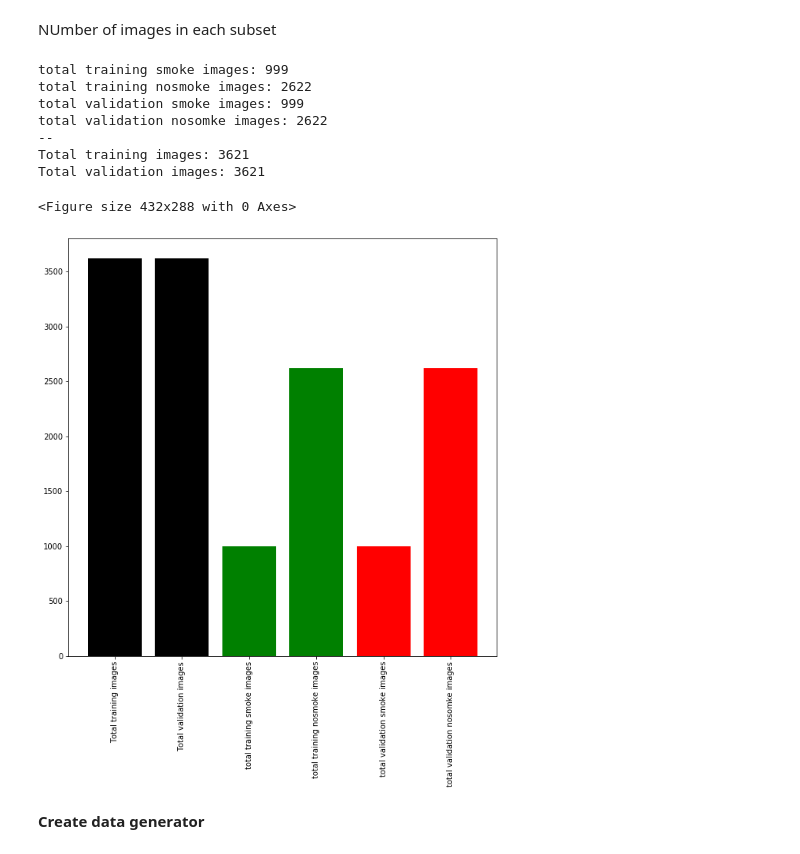
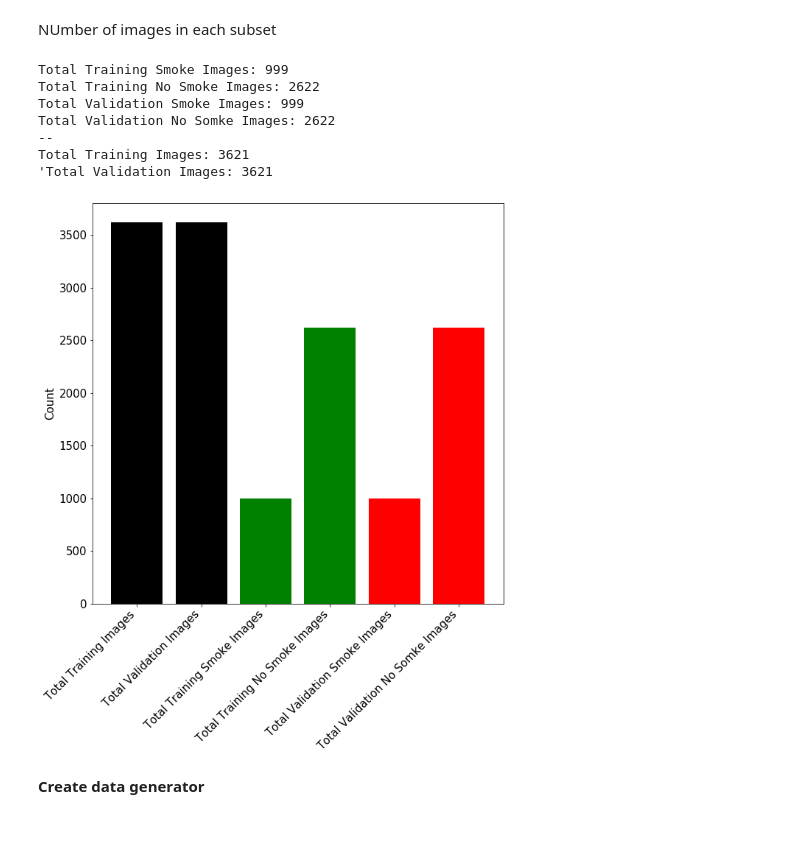
Before and after one commit to EveMyadzePike/Lets_Stop_Wildfires_Hackathon, a Jupyter notebook: Proj_3_WF_GRID_TL.ipynb, the cells around one changed output. Drawn from its saved outputs; the diff is of its cells as text; code cells hidden in the pictures.

```diff
--- a/Proj_3_WF_GRID_TL.ipynb
+++ b/Proj_3_WF_GRID_TL.ipynb
@@ -116,43 +114,44 @@ num_nosmoke_val = len(os.listdir(validation_nosmoke_dir))
 
 total_train = num_smoke_tr + num_nosmoke_tr
 total_val = num_smoke_val + num_nosmoke_val
-# %%
-print('total training smoke images:', num_smoke_tr)
-print('total training nosmoke images:', num_nosmoke_tr)
-
-print('total validation smoke images:', num_smoke_val)
-print('total validation nosomke images:', num_nosmoke_val)
-print("--")
-print("Total training images:", total_train)
-print("Total validation images:", total_val)
-
-Distribution = {
-'Total training images': total_train,
-'Total validation images': total_val,
-'total training smoke images': num_smoke_tr,
-'total training nosmoke images': num_nosmoke_tr,
-'total validation smoke images': num_smoke_val,
-'total validation nosomke images': num_nosmoke_val
-}
-# %% [output]
-total training smoke images: 999
-total training nosmoke images: 2622
-total validation smoke images: 999
-total validation nosomke images: 2622
---
-Total training images: 3621
-Total validation images: 3621
+# %%
+print('Total Training Smoke Images:', num_smoke_tr)
+print('Total Training No Smoke Images:', num_nosmoke_tr)
+
+print('Total Validation Smoke Images:', num_smoke_val)
+print('Total Validation No Somke Images:', num_nosmoke_val)
+print("--")
+print("Total Training Images:", total_train)
+print("'Total Validation Images:", total_val)
+
+Distribution = {
+'Total Training Images': total_train,
+'Total Validation Images': total_val,
+'Total Training Smoke Images': num_smoke_tr,
+'Total Training No Smoke Images': num_nosmoke_tr,
+'Total Validation Smoke Images': num_smoke_val,
+'Total Validation No Somke Images': num_nosmoke_val
+}
+# %% [output]
+Total Training Smoke Images: 999
+Total Training No Smoke Images: 2622
+Total Validation Smoke Images: 999
+Total Validation No Somke Images: 2622
+--
+Total Training Images: 3621
+'Total Validation Images: 3621
 # %%
-fig_distribution = plt.figure()
 plt.figure(figsize=(10, 10))
 plt.bar(range(len(Distribution)), list(Distribution.values()), align='center',color=['black', 'black', 'green', 'green', 'red','red'])
-plt.xticks(range(len(Distribution)), list(Distribution.keys()),rotation=90)
-fig_distribution.show()
+plt.ylabel('Count', fontsize=15)
+plt.tick_params(axis="y", labelsize=15)
+plt.xticks(range(len(Distribution)), list(Distribution.keys()),rotation=45,ha="right")
+plt.tick_params(axis="x", labelsize=15)
+plt.show()
 #plt.savefig("fig_distribution.png")
 #files.download("fig_distribution.png")
 # %% [output]
-<Figure size 432x288 with 0 Axes>
-[figure, old version]
+[figure, new version]
 # %% [markdown]
 **Create data generator**
 # %%
```
Also changed, not shown: parts of 15 cells of this notebook.
